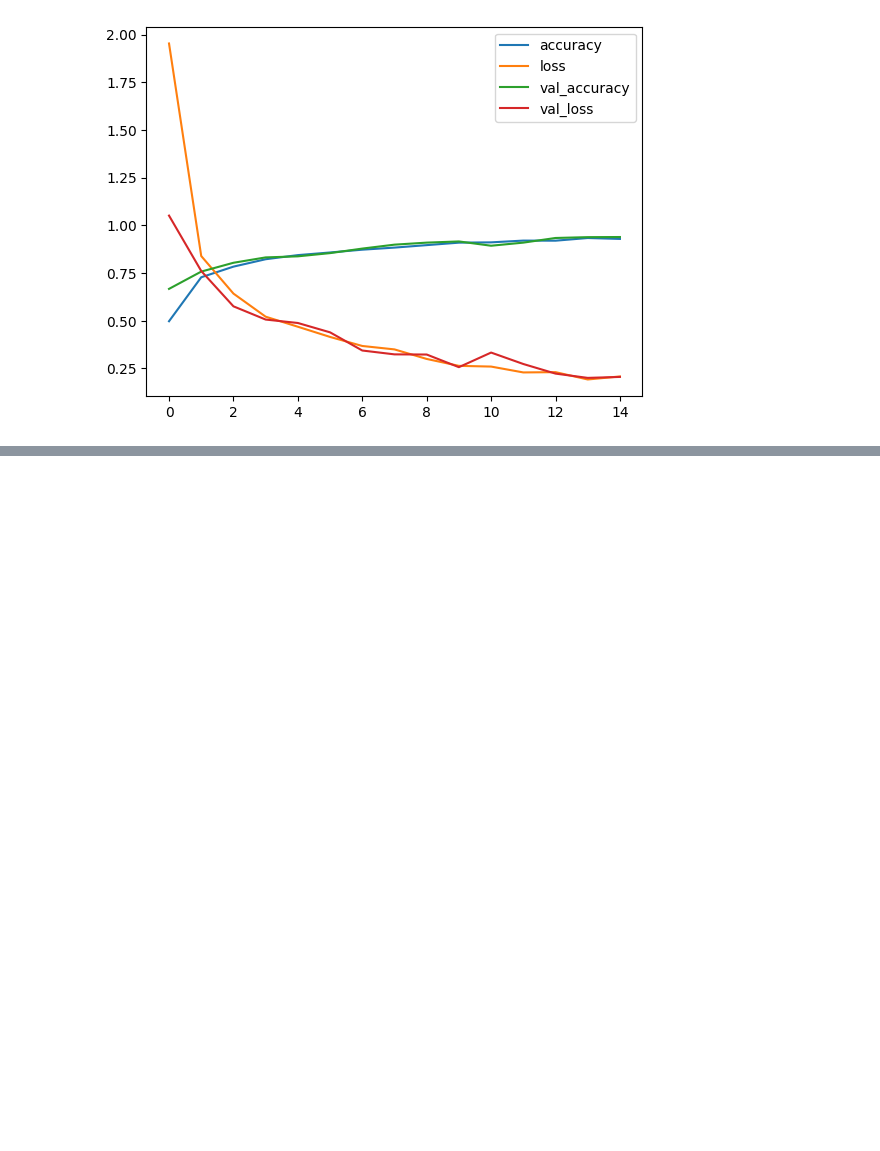
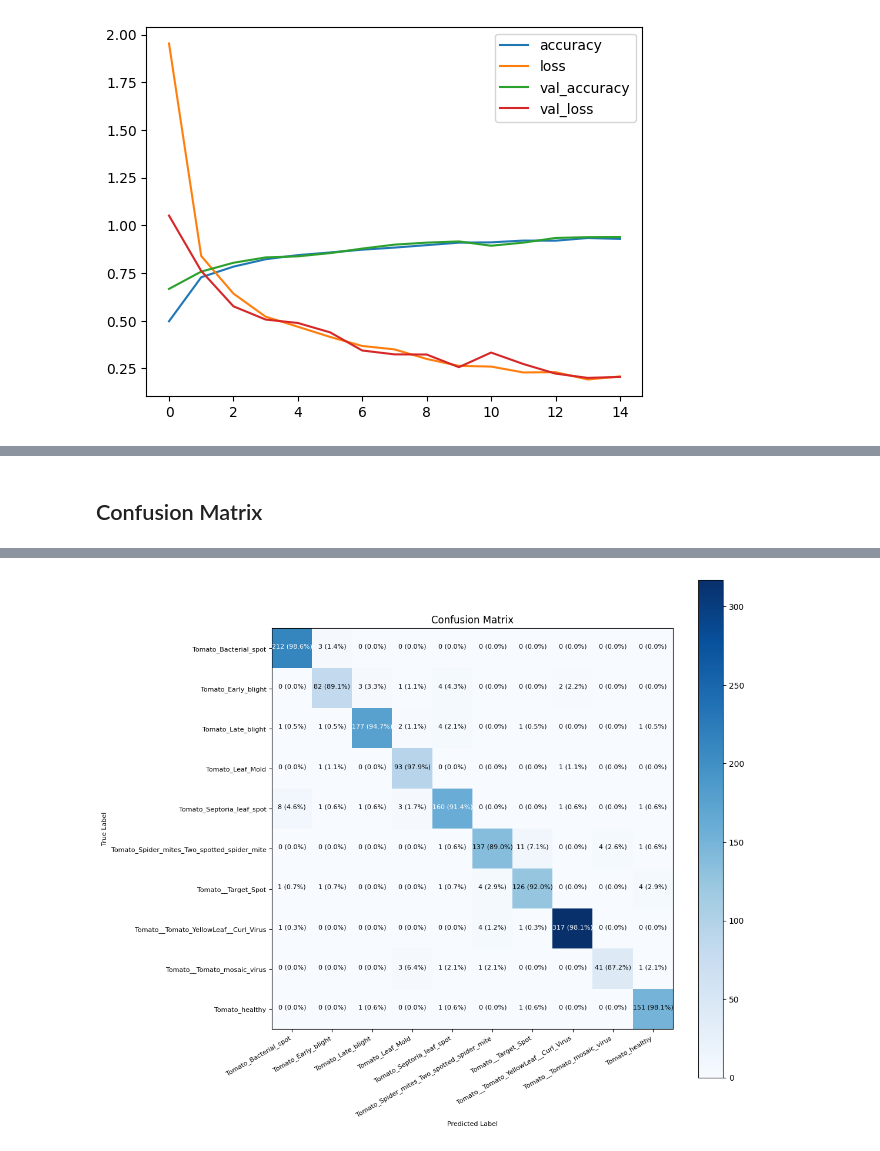
Before and after one commit to abduIbari/plantvillage, a Jupyter notebook: model.ipynb, the cells around one changed output, grey strips where cells are left out. Saved outputs shown, nothing was run; the diff lists cells and outputs as text; code cells hidden in the pictures; blank space fills up the shorter version.

Commit message:
confusion matrix

```diff
--- a/model.ipynb
+++ b/model.ipynb
@@ -142,0 +138,55 @@ model3.evaluate(test_data)
+# %% [markdown]
+## Confusion Matrix
+# %%
+import itertools
+from sklearn.metrics import confusion_matrix
+
+def get_true_and_predicted_labels(test_data):
+    true_labels = []
+    predicted_labels = []
+
+    for image_batch, label_batch in test_data:
+        predictions = model3.predict(image_batch, batch_size=batch_size)
+        all_predictions = tf.argmax(predictions, axis=1)
+        true_labels.extend(label_batch)
+        predicted_labels.extend(all_predictions)
+    return true_labels, predicted_labels
+
+true_labels, predicted_labels = get_true_and_predicted_labels(test_data=test_data)
+
+def plot_confusion_matrix(y_test, y_pred, classes, text_size=8):
+
+    cm = confusion_matrix(y_true=y_test, y_pred=y_pred)
+    cm_norm = cm.astype("float")/cm.sum(axis=1)[:, np.newaxis]
+    n_classes = cm.shape[0]
+
+    fig, ax = plt.subplots(figsize=(11, 11))
+    cax = ax.matshow(cm, cmap="Blues")
+    fig.colorbar(cax)
+
+    labels = np.arange(n_classes)
+
+    ax.set_title("Confusion Matrix")
+    ax.set_xlabel("Predicted Label")
+    ax.set_ylabel("True Label")
+    ax.set_xticks(labels)
+    ax.set_yticks(labels)
+    ax.set_xticklabels(classes, rotation=30, ha="right", fontsize=text_size)
+    ax.set_yticklabels(classes, fontsize=text_size)
+
+
+    ax.xaxis.tick_bottom()
+    ax.yaxis.label.set_size(text_size)
+    ax.xaxis.label.set_size(text_size)
+
+    threshold = (cm.max() + cm.min()) / 2
+
+    for i, j in itertools.product(range(cm.shape[0]), range(cm.shape[1])):
+        plt.text(j, i, f"{cm[i, j]} ({cm_norm[i, j]*100:.1f}%)",
+                ha="center",
+                size=text_size,
+                color="white" if cm[i, j] > threshold else "black")
+
+
+plot_confusion_matrix(y_test=true_labels, y_pred=predicted_labels, classes=class_names)
+# %% [output]
@@ -142,0 +210 @@ model3.evaluate(test_data)
+[figure, added]
```
Also changed, not shown: parts of 5 cells of this notebook.
